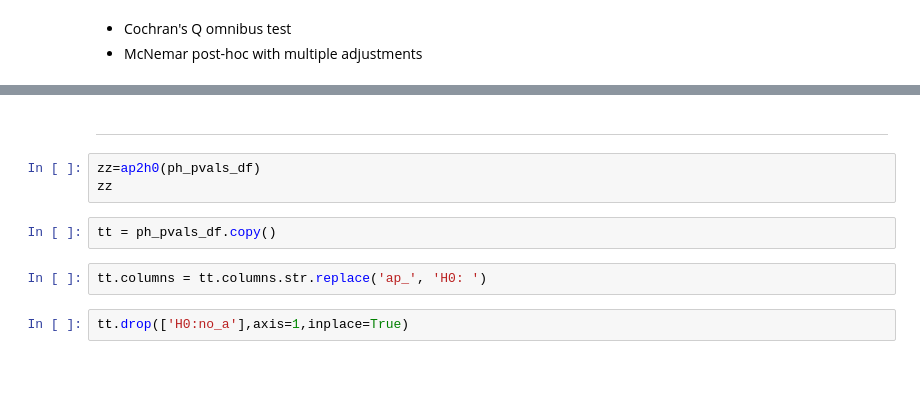
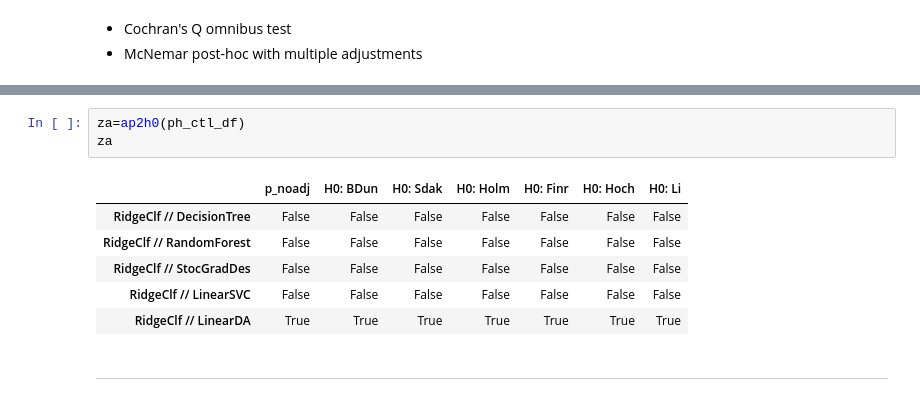
Before and after one commit to tomas-o-dev/P-Hacking, a Jupyter notebook: Demo/p_hakn_one_db.ipynb, the cells around one changed output, grey strips where cells are left out. Cells and saved outputs as stored; diff of their text form; blank space fills up the shorter version.

```diff
--- a/Demo/p_hakn_one_db.ipynb
+++ b/Demo/p_hakn_one_db.ipynb
@@ -474,11 +385,12 @@ ph_pvals_df
+# %%
+za=ap2h0(ph_ctl_df)
+za
+# %% [output]
+|  | p_noadj | H0: BDun | H0: Sdak | H0: Holm | H0: Finr | H0: Hoch | H0: Li |
+| RidgeClf // DecisionTree | False | False | False | False | False | False | False |
+| RidgeClf // RandomForest | False | False | False | False | False | False | False |
+| RidgeClf // StocGradDes | False | False | False | False | False | False | False |
+| RidgeClf // LinearSVC | False | False | False | False | False | False | False |
+| RidgeClf // LinearDA | True | True | True | True | True | True | True |
 # %% [markdown]
  ***
-# %%
-zz=ap2h0(ph_pvals_df)
-zz
-# %%
-tt = ph_pvals_df.copy()
-# %%
-tt.columns = tt.columns.str.replace('ap_', 'H0: ')
-# %%
-tt.drop(['H0:no_a'],axis=1,inplace=True)
```
Also changed, not shown: parts of 24 cells of this notebook.
